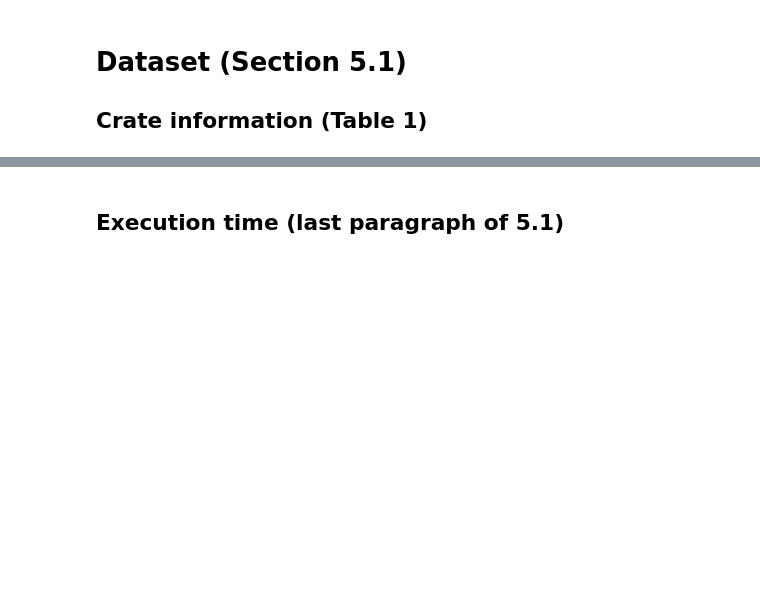
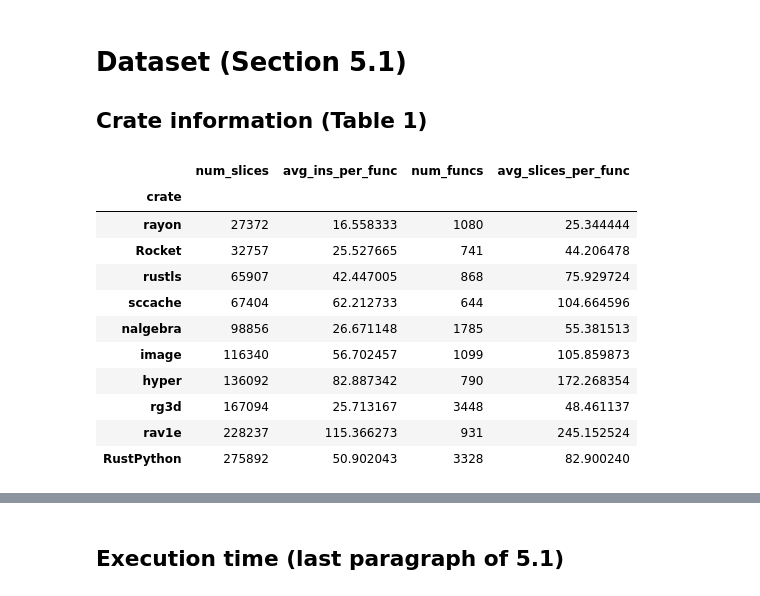
Before and after one commit to willcrichton/flowistry-icse-experiments, a Jupyter notebook: notebooks/analysis.ipynb, the cells around one changed output, grey strips where cells are left out. Cells and saved outputs as stored; diff of their text form; code cells hidden in the pictures; blank space fills up the shorter version.

```diff
--- a/notebooks/analysis.ipynb
+++ b/notebooks/analysis.ipynb
@@ -82,18 +66,31 @@ CRATE_INFO = [
     ('RustPython', 'vm', 'Python interpreter', 'https://github.com/RustPython/RustPython'),
 ]
 # %%
-modular_cond_funcs = modular_cond.groupby(['crate', 'function_path']) \
+df_funcs = df.groupby(['crate', 'function_path']) \
     .apply(lambda df: df.iloc[0]).reset_index(drop=True)
-num_slices = modular_cond.groupby(['crate']).size().rename('num_slices')
-avg_ins_per_func = modular_cond_funcs.groupby('crate').num_instructions.mean() \
+num_slices = df.groupby(['crate']).size().rename('num_slices')
+avg_ins_per_func = df_funcs.groupby('crate').num_instructions.mean() \
     .rename('avg_ins_per_func')
-num_funcs = modular_cond.groupby(['crate']).apply(lambda df: len(df.function_path.unique())).rename('num_funcs')
+num_funcs = df.groupby(['crate']).apply(lambda df: len(df.function_path.unique())).rename('num_funcs')
 
-q = modular_cond.groupby(['crate', 'function_path']).size()
+q = df.groupby(['crate', 'function_path']).size()
 avg_slices_per_func = q[q > 0] \
     .groupby('crate').mean().rename('avg_slices_per_func')
 crate_stats = pd.concat(
     [num_slices, avg_ins_per_func, num_funcs, avg_slices_per_func],
     axis=1).sort_values('num_slices')
 crate_stats
+# %% [output]
+|  | num_slices | avg_ins_per_func | num_funcs | avg_slices_per_func |
+| crate |  |  |  |  |
+| rayon | 27372 | 16.558333 | 1080 | 25.344444 |
+| Rocket | 32757 | 25.527665 | 741 | 44.206478 |
+| rustls | 65907 | 42.447005 | 868 | 75.929724 |
+| sccache | 67404 | 62.212733 | 644 | 104.664596 |
+| nalgebra | 98856 | 26.671148 | 1785 | 55.381513 |
+| image | 116340 | 56.702457 | 1099 | 105.859873 |
+| hyper | 136092 | 82.887342 | 790 | 172.268354 |
+| rg3d | 167094 | 25.713167 | 3448 | 48.461137 |
+| rav1e | 228237 | 115.366273 | 931 | 245.152524 |
+| RustPython | 275892 | 50.902043 | 3328 | 82.900240 |
 # %%
```
Also changed, not shown: parts of 27 cells of this notebook, 10 other files.
